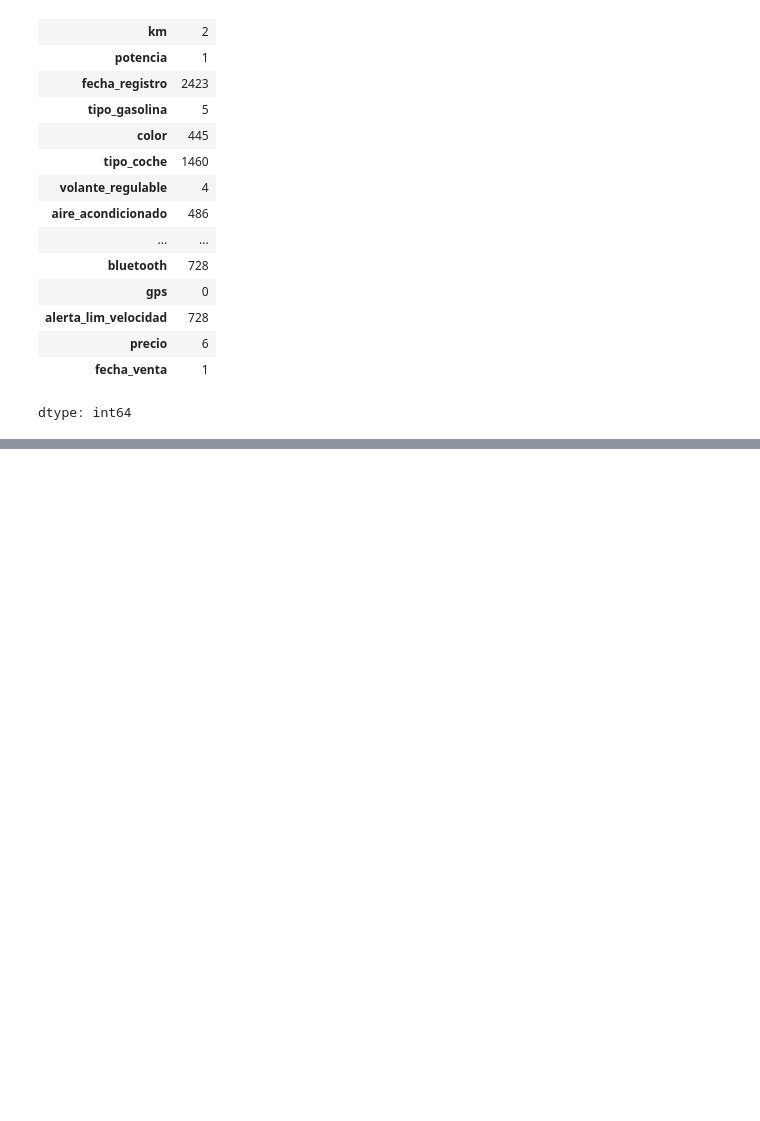
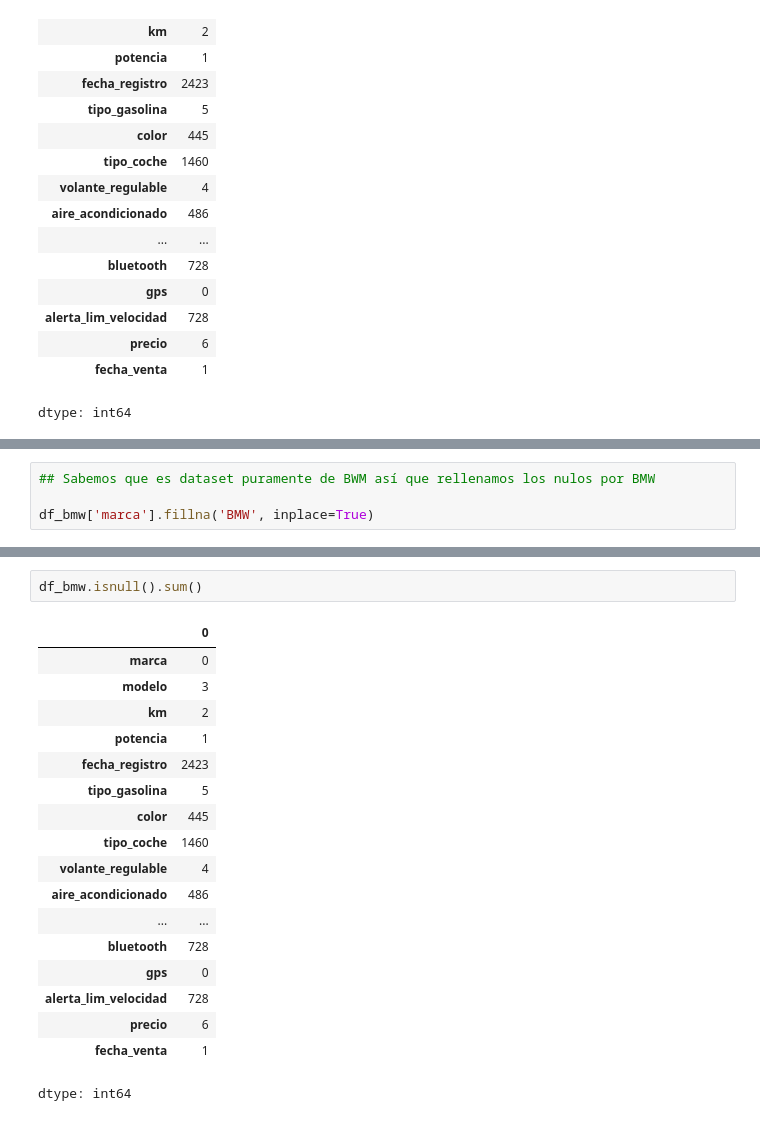
Before and after one commit to EnriqueQM/bmw-pricing-proyecto, a Jupyter notebook: BMW_Proyecto.ipynb, the cells around one changed output, grey strips where cells are left out. Drawn from its saved outputs; the diff is of its cells as text; blank space fills up the shorter version.

```diff
--- a/BMW_Proyecto.ipynb
+++ b/BMW_Proyecto.ipynb
@@ -89,0 +119,4 @@ dtype: int64
+# %%
+## Sabemos que es dataset puramente de BWM así que rellenamos los nulos por BMW
+
+df_bmw['marca'].fillna('BMW', inplace=True)
@@ -89,0 +130,21 @@ dtype: int64
+# %%
+df_bmw.isnull().sum()
+# %% [output]
+|  | 0 |
+| marca | 0 |
+| modelo | 3 |
+| km | 2 |
+| potencia | 1 |
+| fecha_registro | 2423 |
+| tipo_gasolina | 5 |
+| color | 445 |
+| tipo_coche | 1460 |
+| volante_regulable | 4 |
+| aire_acondicionado | 486 |
+| ... | ... |
+| bluetooth | 728 |
+| gps | 0 |
+| alerta_lim_velocidad | 728 |
+| precio | 6 |
+| fecha_venta | 1 |
+dtype: int64
```
Also changed, not shown: parts of 16 cells of this notebook.
